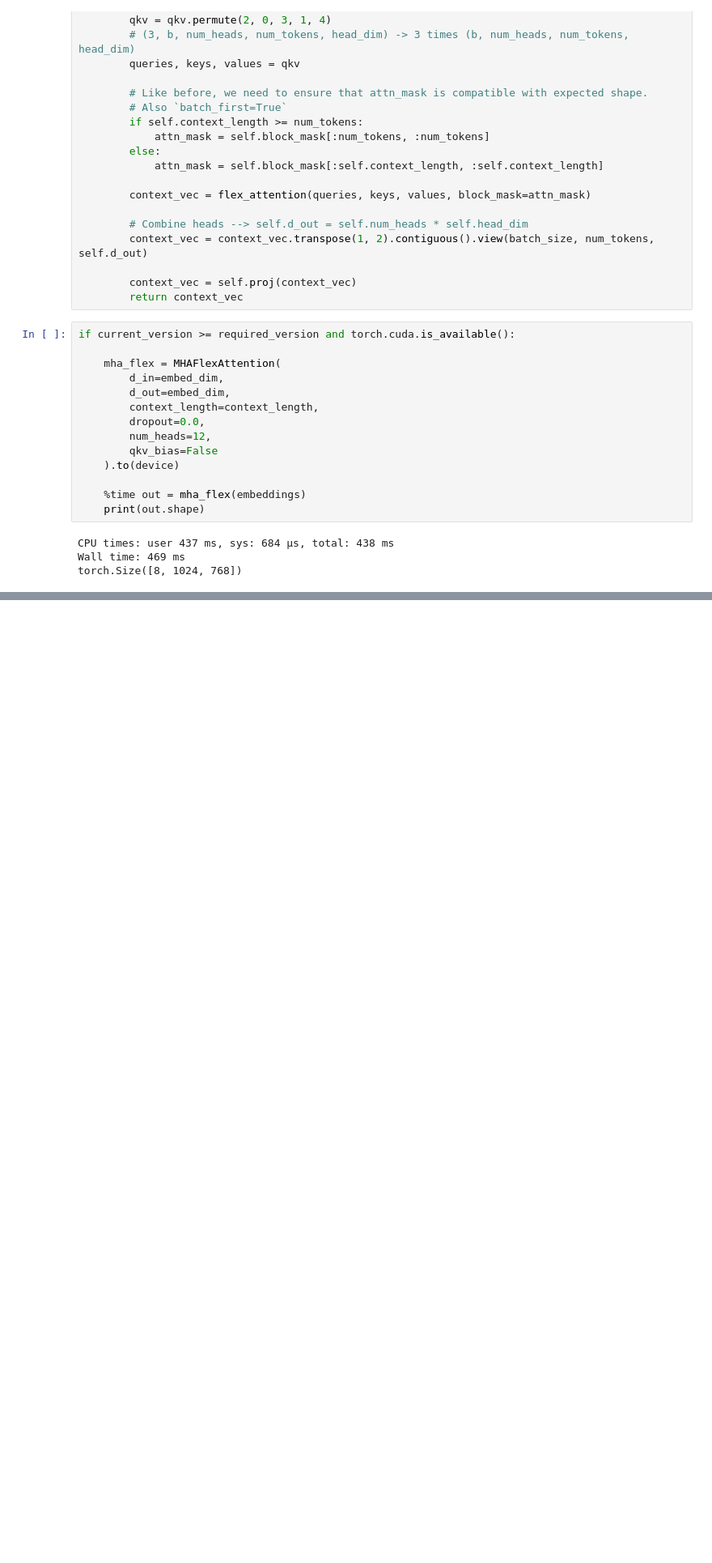
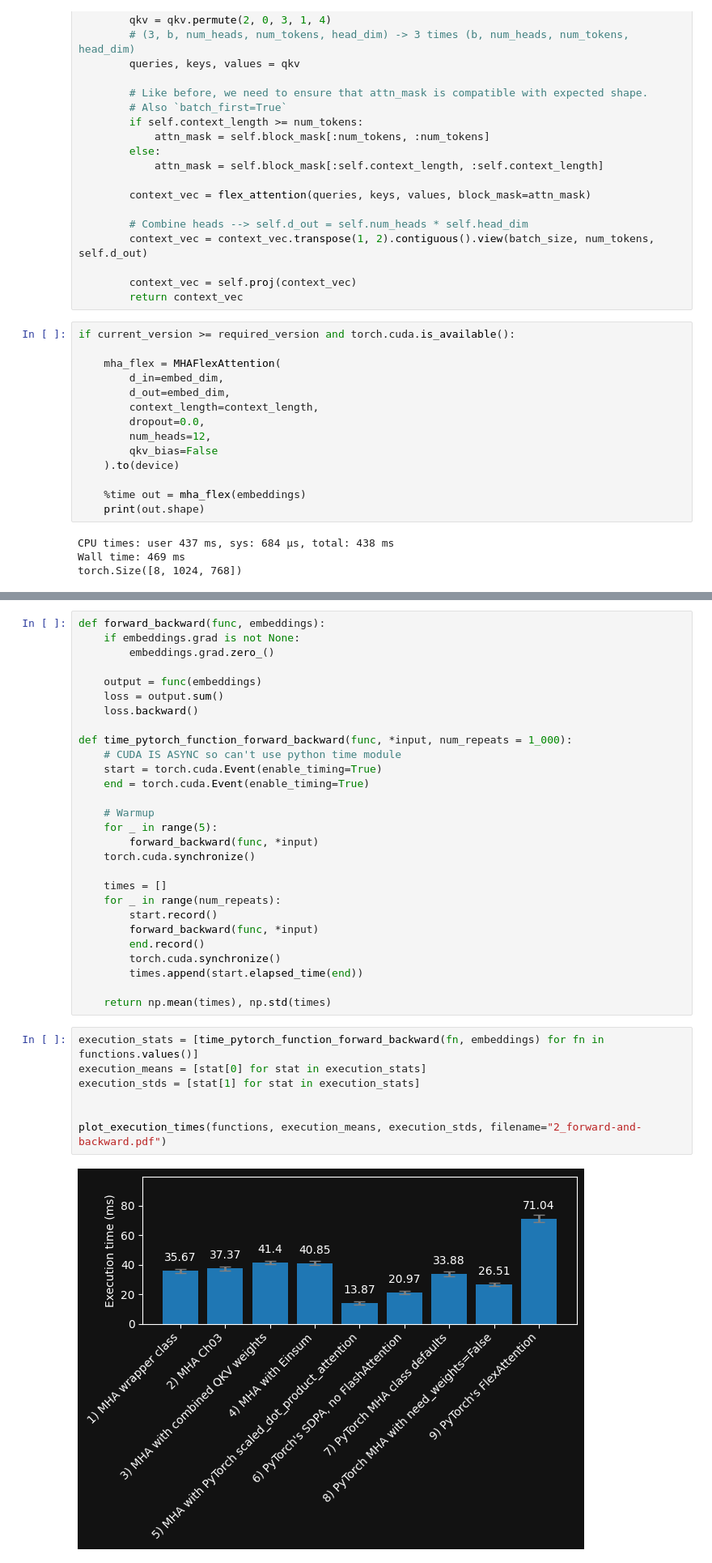
Before and after one commit to bachaudhry/my-llm-from-scratch, a Jupyter notebook: supplementary/02a-mha-plus-buffers.ipynb, the cells around one changed output, grey strips where cells are left out. Shown at 81% size. Saved outputs shown, nothing was run; the diff lists cells and outputs as text; blank space fills up the shorter version.

```diff
--- a/supplementary/02a-mha-plus-buffers.ipynb
+++ b/supplementary/02a-mha-plus-buffers.ipynb
@@ -630,0 +723,37 @@ torch.Size([8, 1024, 768])
+# %%
+def forward_backward(func, embeddings):
+    if embeddings.grad is not None:
+        embeddings.grad.zero_()
+
+    output = func(embeddings)
+    loss = output.sum()
+    loss.backward()
+
+def time_pytorch_function_forward_backward(func, *input, num_repeats = 1_000):
+    # CUDA IS ASYNC so can't use python time module
+    start = torch.cuda.Event(enable_timing=True)
+    end = torch.cuda.Event(enable_timing=True)
+
+    # Warmup
+    for _ in range(5):
+        forward_backward(func, *input)
+    torch.cuda.synchronize()
+
+    times = []
+    for _ in range(num_repeats):
+        start.record()
+        forward_backward(func, *input)
+        end.record()
+        torch.cuda.synchronize()
+        times.append(start.elapsed_time(end))
+
+    return np.mean(times), np.std(times)
+# %%
+execution_stats = [time_pytorch_function_forward_backward(fn, embeddings) for fn in functions.values()]
+execution_means = [stat[0] for stat in execution_stats]
+execution_stds = [stat[1] for stat in execution_stats]
+
+
+plot_execution_times(functions, execution_means, execution_stds, filename="2_forward-and-backward.pdf")
+# %% [output]
+[figure, added]
```
Also changed, not shown: parts of 11 cells of this notebook, 1 other file.
